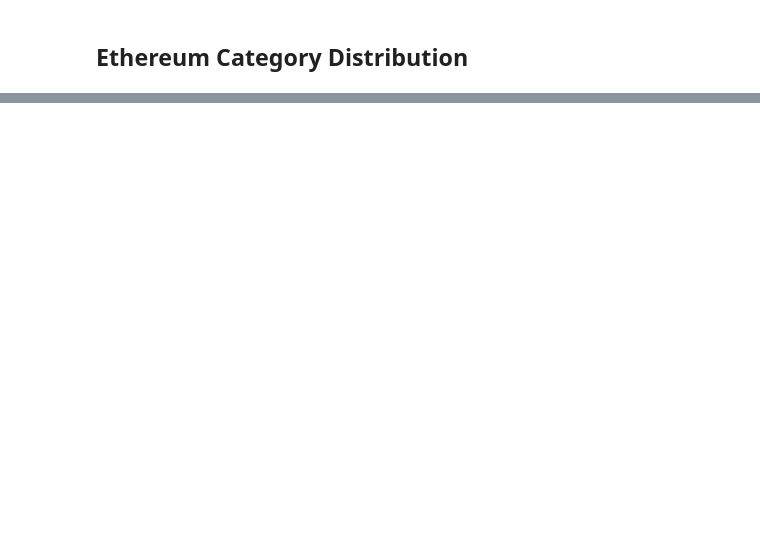
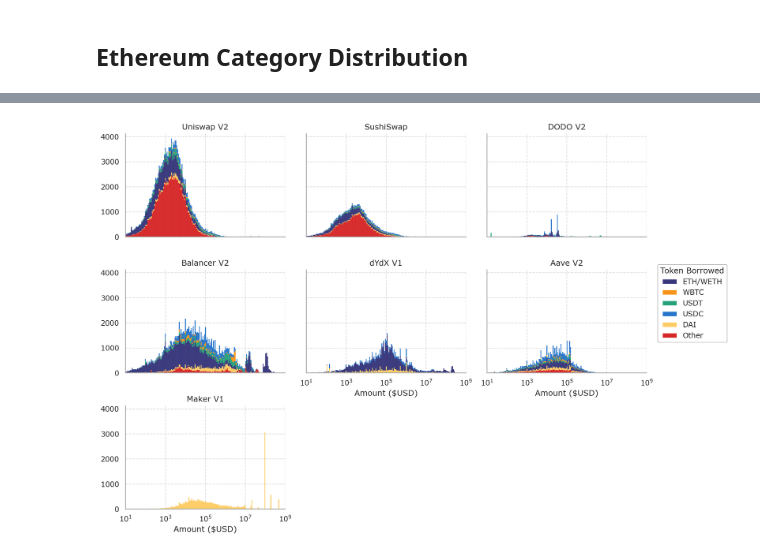
Before and after one commit to JacobSharples/FlashLoans, a Jupyter notebook: notebooks/02b_protocol_usage.ipynb, the cells around one changed output, grey strips where cells are left out. Drawn from its saved outputs; the diff is of its cells as text; code cells hidden in the pictures; blank space fills up the shorter version.

```diff
--- a/notebooks/02b_protocol_usage.ipynb
+++ b/notebooks/02b_protocol_usage.ipynb
@@ -79,0 +181,41 @@ p.save("../figures/protocols/hist_ethereum_value.svg", bbox_inches='tight')
+# %%
+p = (
+    so.Plot(
+        df.query("amount_usd > 0 and protocol in ['Uniswap V2', 'SushiSwap', 'DODO V2', 'Balancer V2', 'dYdX V1','Aave V2', 'Maker V1']"),
+        x="amount_usd",
+        color='token_symbol',
+    )
+    .add(so.Bars(alpha=1), so.Hist(), so.Stack())
+    .facet("protocol", wrap=3, order=['Uniswap V2', 'SushiSwap', 'DODO V2', 'Balancer V2', 'dYdX V1','Aave V2', 'Maker V1'])
+    .scale(
+        x="log",
+        color=so.Nominal(['#37367b', '#f7931a', '#26A17B', '#2775ca', '#fccc64', 'tab:red'], order=['ETH/WETH', 'WBTC', 'USDT', 'USDC', 'DAI', 'Other']),
+    ).limit(x=(10, 10**9))
+    #.share(x=False)
+    ).label(
+        x='Amount ($USD)', y='', color='Token Borrowed'
+    ).layout(
+        size=(12,9),
+        engine='tight'
+    )
+
+p = p.theme(
+    {"axes.facecolor": "w",
+     "axes.edgecolor": "darkgrey",
+     "font.family": 'sans-serif',
+     'font.sans-serif':'Verdana',
+     'axes.spines.top':False,
+     'axes.spines.right':False,
+     'axes.grid':True,
+     'axes.grid.axis': 'both',
+     'axes.axisbelow':True,
+     'grid.color':'#D3D3D3',
+     'grid.linestyle':'--',
+     'grid.alpha':0.8,
+     'legend.edgecolor':'darkgrey'
+     }
+    )
+
+p.save("../figures/protocols/hist_facet_ethereum_protocol_value.svg", bbox_inches='tight')
+# %% [output]
+[figure, added]
```
Also changed, not shown: parts of 17 cells of this notebook, 2 other files.
